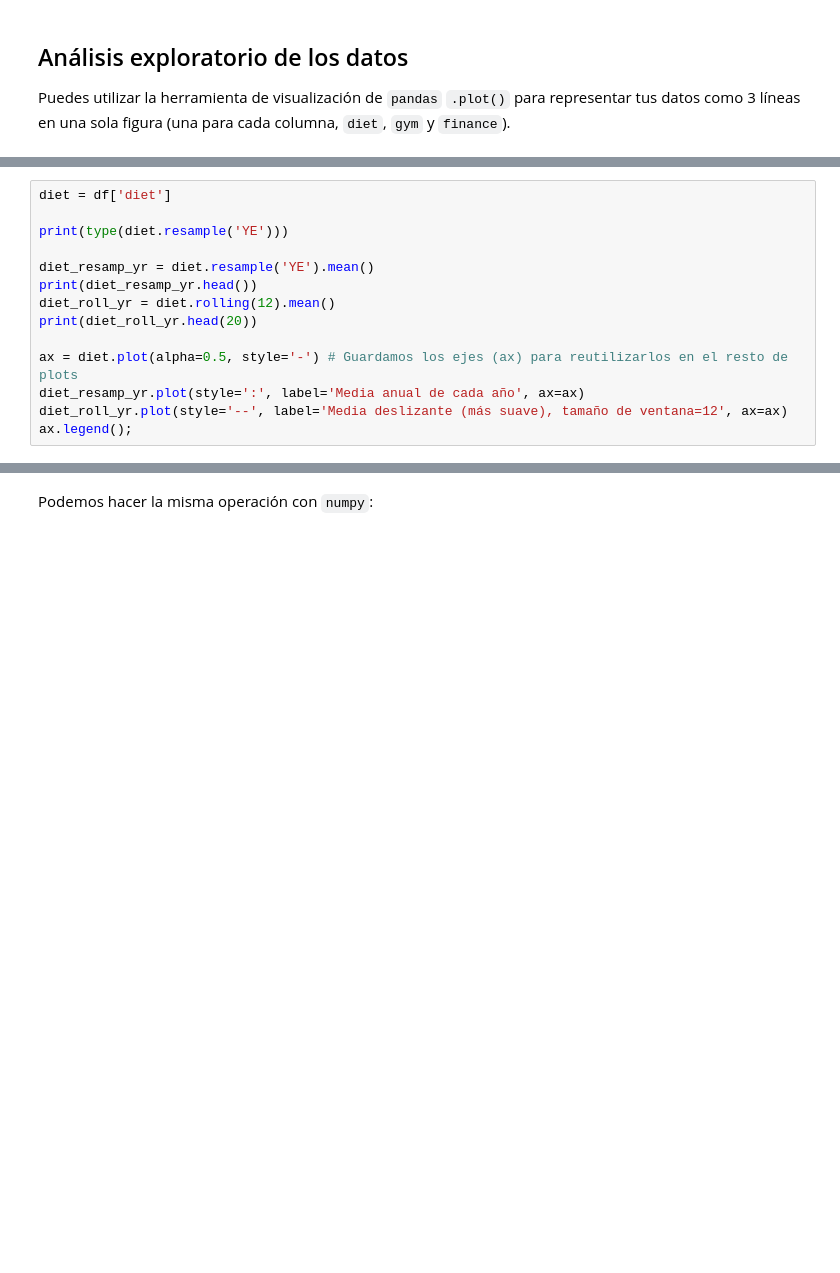
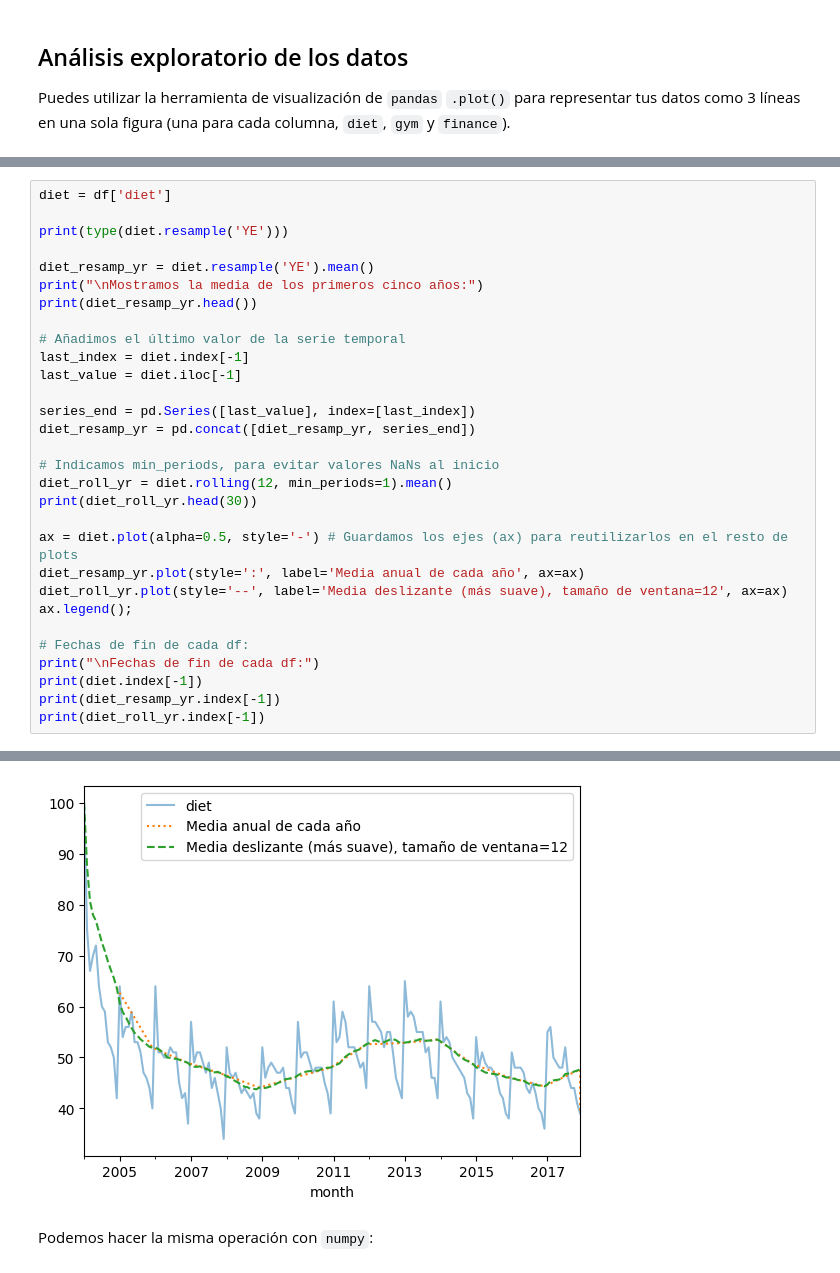
Before and after one commit to ayrna/ap-ts-rnn, a Jupyter notebook: series_temporales/time_series.ipynb, the cells around one changed output, grey strips where cells are left out. Drawn from its saved outputs; the diff is of its cells as text; blank space fills up the shorter version.

```diff
--- a/series_temporales/time_series.ipynb
+++ b/series_temporales/time_series.ipynb
@@ -132,11 +194,28 @@ diet = df['diet']
 print(type(diet.resample('YE')))
 
 diet_resamp_yr = diet.resample('YE').mean()
+print("\nMostramos la media de los primeros cinco años:")
 print(diet_resamp_yr.head())
-diet_roll_yr = diet.rolling(12).mean()
-print(diet_roll_yr.head(20))
+
+# Añadimos el último valor de la serie temporal
+last_index = diet.index[-1]
+last_value = diet.iloc[-1]
+
+series_end = pd.Series([last_value], index=[last_index])
+diet_resamp_yr = pd.concat([diet_resamp_yr, series_end])
+
+# Indicamos min_periods, para evitar valores NaNs al inicio
+diet_roll_yr = diet.rolling(12, min_periods=1).mean()
+print(diet_roll_yr.head(30))
 
 ax = diet.plot(alpha=0.5, style='-') # Guardamos los ejes (ax) para reutilizarlos en el resto de plots
 diet_resamp_yr.plot(style=':', label='Media anual de cada año', ax=ax)
 diet_roll_yr.plot(style='--', label='Media deslizante (más suave), tamaño de ventana=12', ax=ax)
 ax.legend();
+
+# Fechas de fin de cada df:
+print("\nFechas de fin de cada df:")
+print(diet.index[-1])
+print(diet_resamp_yr.index[-1])
+print(diet_roll_yr.index[-1])
+# %% [output]
@@ -143,3 +239,4 @@ ax.legend();
+[figure, added]
 # %% [markdown]
 Podemos hacer la misma operación con `numpy`:
 # %%
```
Also changed, not shown: parts of 12 cells of this notebook.
